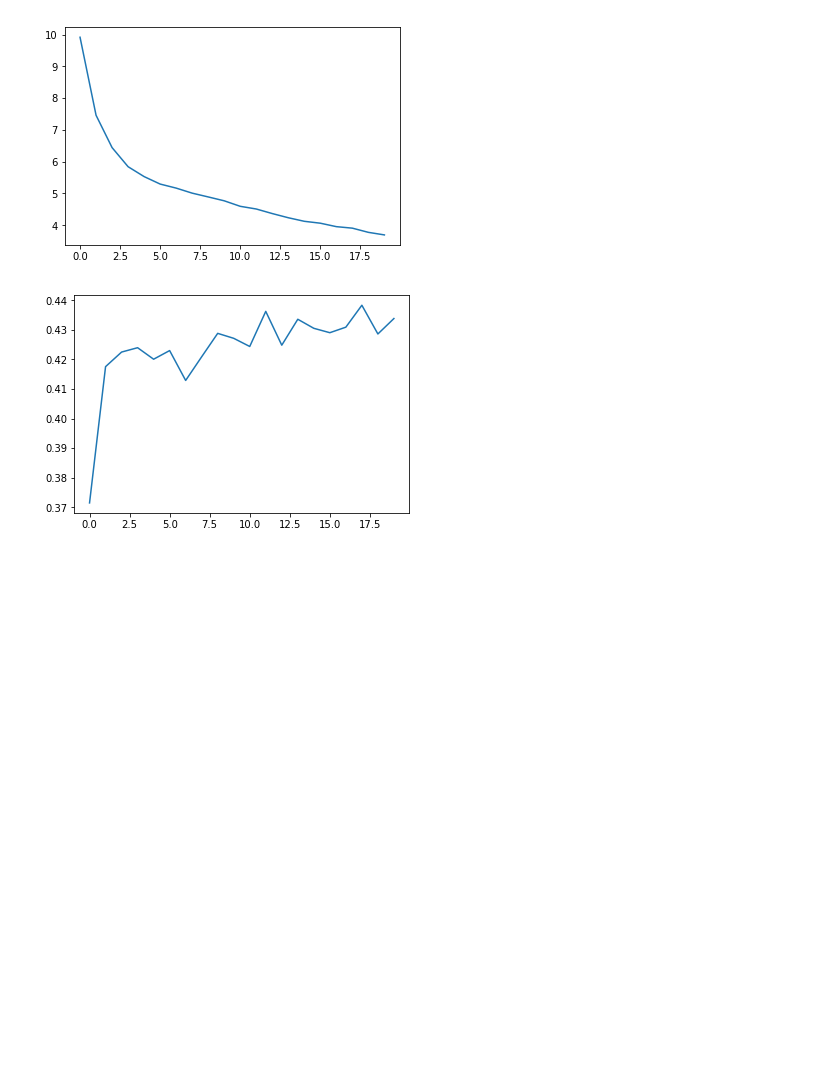
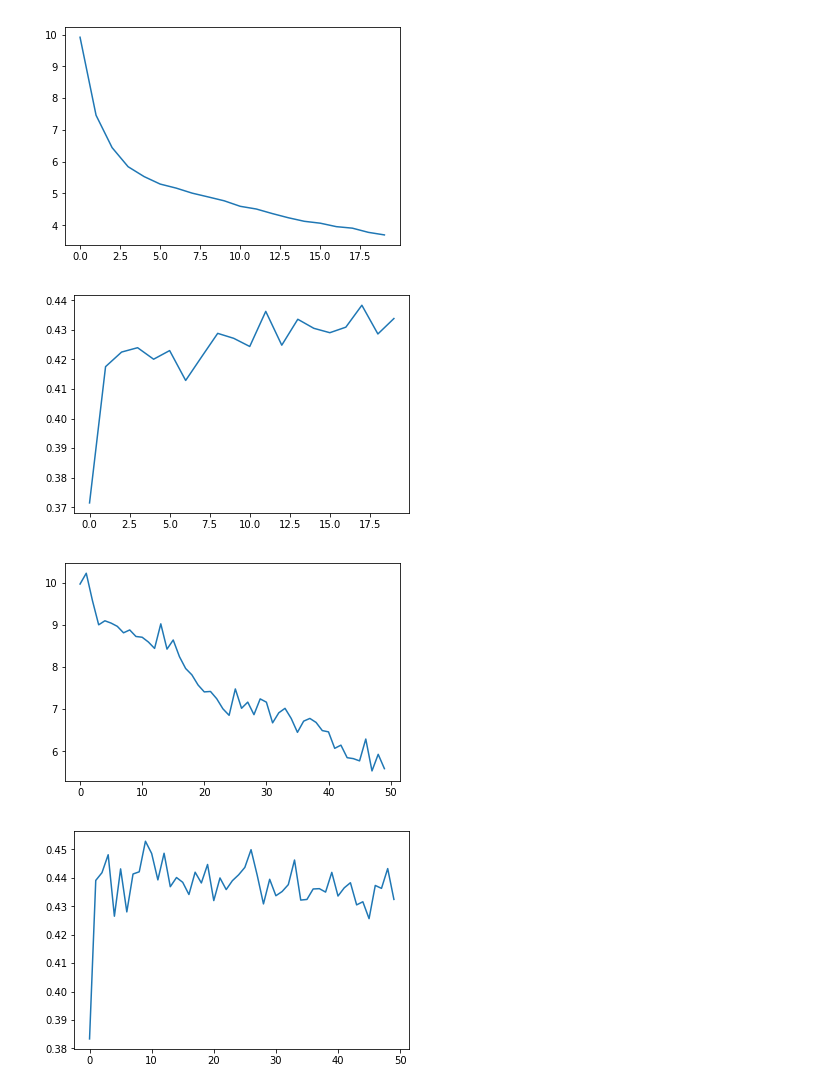
Before and after one commit to D2KLab/touringrec, a Jupyter notebook: SetupScript/RNN/show_results.ipynb, the cells around one changed output. Drawn from its saved outputs; the diff is of its cells as text; code cells hidden in the pictures; blank space fills up the shorter version.

```diff
--- a/SetupScript/RNN/show_results.ipynb
+++ b/SetupScript/RNN/show_results.ipynb
@@ -52,0 +55,13 @@ df_colab = pd.read_csv('./train_colab.csv')
+# %%
+def plotn(n, perc):
+    df_loss = pd.read_csv('./results/#' + str(n) + '/rnn_' + str(perc) + '%_sub_loss.csv')
+    df_acc = pd.read_csv('./results/#' + str(n) + '/rnn_' + str(perc) + '%_sub_acc.csv')
+    plt.figure()
+    plt.plot(df_loss)
+    plt.figure()
+    plt.plot(df_acc)
+# %%
+plotn(1, 1)
+# %% [output]
+[figure, added]
+[figure, added]
```
Also changed, not shown: parts of 4 cells of this notebook, 5 other files.
